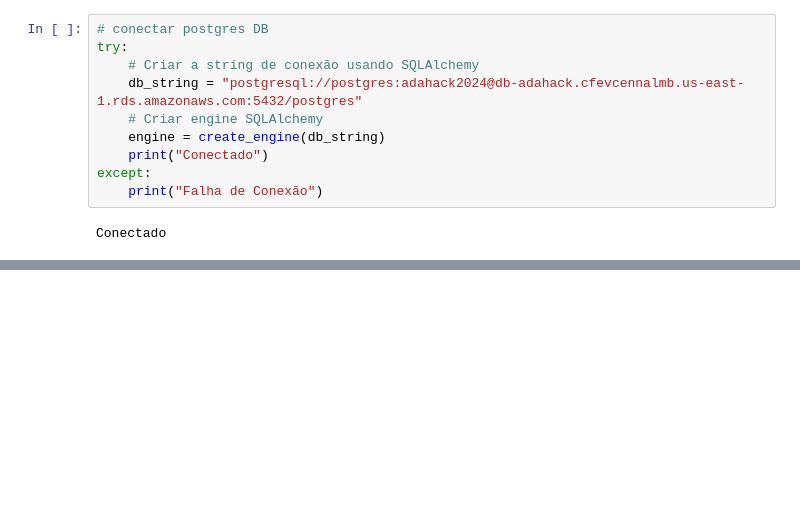
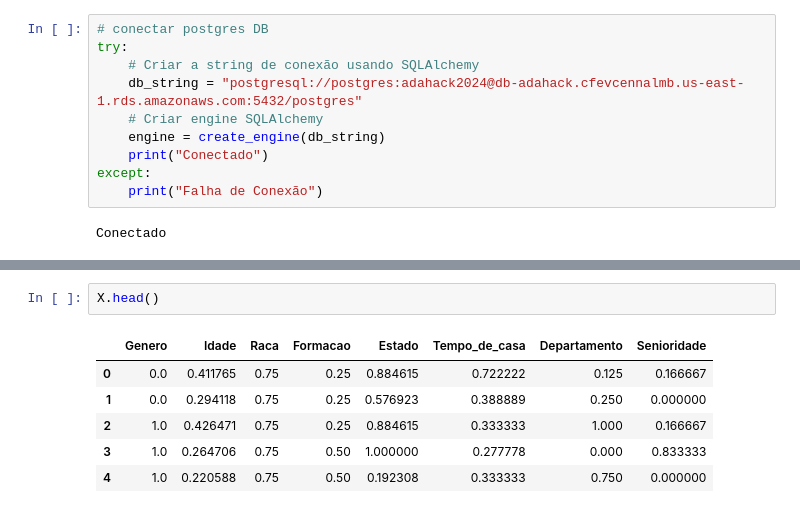
Before and after one commit to pedrolustosab/AdaHack-Dados, a Jupyter notebook: Clusterização_Modelo2.ipynb, the cells around one changed output, grey strips where cells are left out. Saved outputs shown, nothing was run; the diff lists cells and outputs as text; blank space fills up the shorter version.

```diff
--- a/Clusterização_Modelo2.ipynb
+++ b/Clusterização_Modelo2.ipynb
@@ -149,0 +129,9 @@ df_merged
+# %%
+X.head()
+# %% [output]
+|  | Genero | Idade | Raca | Formacao | Estado | Tempo_de_casa | Departamento | Senioridade |
+| 0 | 0.0 | 0.411765 | 0.75 | 0.25 | 0.884615 | 0.722222 | 0.125 | 0.166667 |
+| 1 | 0.0 | 0.294118 | 0.75 | 0.25 | 0.576923 | 0.388889 | 0.250 | 0.000000 |
+| 2 | 1.0 | 0.426471 | 0.75 | 0.25 | 0.884615 | 0.333333 | 1.000 | 0.166667 |
+| 3 | 1.0 | 0.264706 | 0.75 | 0.50 | 1.000000 | 0.277778 | 0.000 | 0.833333 |
+| 4 | 1.0 | 0.220588 | 0.75 | 0.50 | 0.192308 | 0.333333 | 0.750 | 0.000000 |
```
Also changed, not shown: parts of 18 cells of this notebook, 1 other file.
